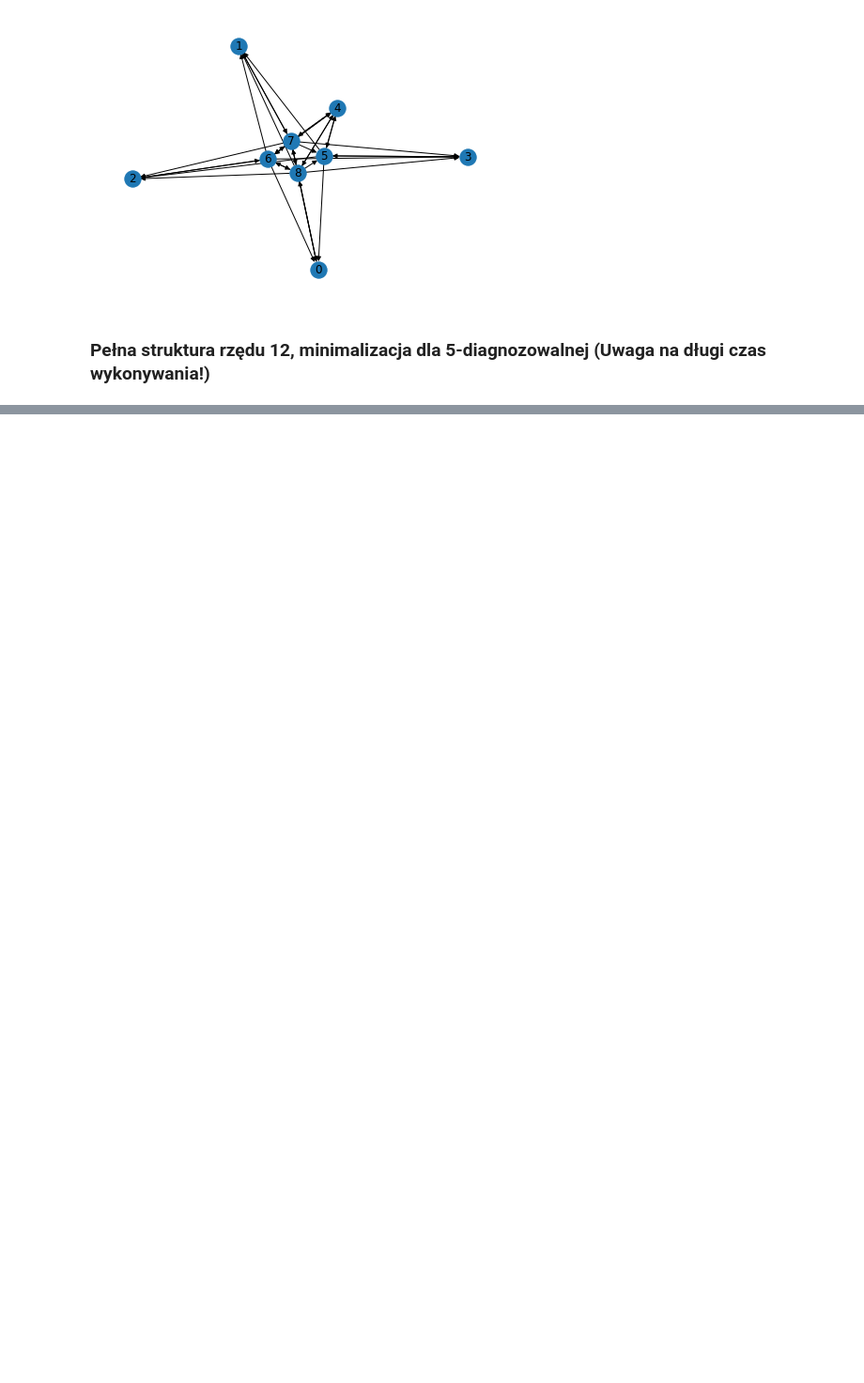
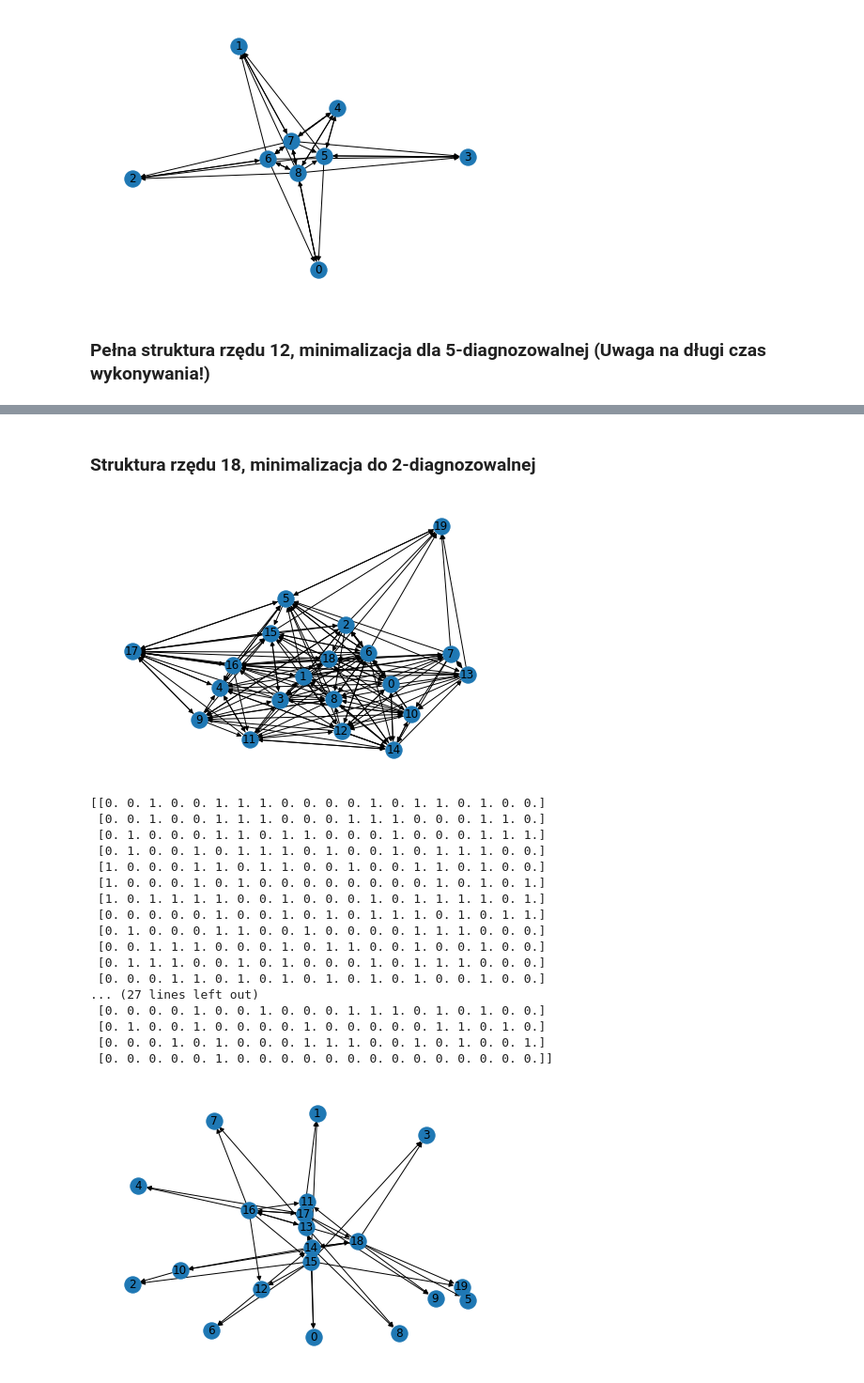
Before and after one commit to ddavid09/dsk-pmc, a Jupyter notebook: dsk_pmc.ipynb, the cells around one changed output, grey strips where cells are left out. Shown at 94% size. Cells and saved outputs as stored; diff of their text form; code cells hidden in the pictures; blank space fills up the shorter version.

Commit message:
add some structs to test, raport ready

```diff
--- a/dsk_pmc.ipynb
+++ b/dsk_pmc.ipynb
@@ -72,6 +73,7 @@ class MinimizerPMC:
         :param m: int
         :return: numpy.ndarray
         """
+        start_time = time.time()
         if not self.__check_diagnosability(self.graph, m):
             print(f"Graph is not {m}-diagnosable so it cannot be minimized")
             return self.input_matrix
@@ -100,6 +102,7 @@ class MinimizerPMC:
                         if np.count_nonzero(row==1) == m:
                             break
 
+        print("--- Minimize executed in %s sec ---" % (time.time() - start_time))
         return minimized_matrix
 
 
@@ -112,6 +115,7 @@ class MinimizerPMC:
         graph_fixed_pos = nx.spring_layout(self.graph, seed=100)
         nx.draw(self.graph, pos=graph_fixed_pos, with_labels=True)
         plt.show()
+        return self.input_matrix
 # %% [markdown]
 ## Sprawdzenie diagnozowalności
 # %% [markdown]
@@ -257,3 +286,35 @@ Po minimalizacji:
  [1. 1. 1. 1. 1. 1. 1. 1. 1. 1. 0. 1.]
  [1. 1. 1. 1. 1. 1. 1. 1. 1. 1. 1. 0.]]
 [figure]
+# %% [markdown]
+### Struktura rzędu 18, minimalizacja do 2-diagnozowalnej
+# %%
+g = MinimizerPMC('Inputs/input_struct_to_minimize_large4.txt')
+i = g.show_graph()
+print(i)
+print("Po minimalizacji:")
+print()
+minimized = g.minimize(2)
+print(minimized)
+minimized = MinimizerPMC(input_matrix=minimized)
+o = minimized.show_graph()
+# %% [output]
+[figure, added]
+[[0. 0. 1. 0. 0. 1. 1. 1. 0. 0. 0. 0. 1. 0. 1. 1. 0. 1. 0. 0.]
+ [0. 0. 1. 0. 0. 1. 1. 1. 0. 0. 0. 1. 1. 1. 0. 0. 0. 1. 1. 0.]
+ [0. 1. 0. 0. 0. 1. 1. 0. 1. 1. 0. 0. 0. 1. 0. 0. 0. 1. 1. 1.]
+ [0. 1. 0. 0. 1. 0. 1. 1. 1. 0. 1. 0. 0. 1. 0. 1. 1. 1. 0. 0.]
+ [1. 0. 0. 0. 1. 1. 0. 1. 1. 0. 0. 1. 0. 0. 1. 1. 0. 1. 0. 0.]
+ [1. 0. 0. 0. 1. 0. 1. 0. 0. 0. 0. 0. 0. 0. 0. 1. 0. 1. 0. 1.]
+ [1. 0. 1. 1. 1. 1. 0. 0. 1. 0. 0. 0. 1. 0. 1. 1. 1. 1. 0. 1.]
+ [0. 0. 0. 0. 0. 1. 0. 0. 1. 0. 1. 0. 1. 1. 1. 0. 1. 0. 1. 1.]
+ [0. 1. 0. 0. 0. 1. 1. 0. 0. 1. 0. 0. 0. 0. 1. 1. 1. 0. 0. 0.]
+ [0. 0. 1. 1. 1. 0. 0. 0. 1. 0. 1. 1. 0. 0. 1. 0. 0. 1. 0. 0.]
+ [0. 1. 1. 1. 0. 0. 1. 0. 1. 0. 0. 0. 1. 0. 1. 1. 1. 0. 0. 0.]
+ [0. 0. 0. 1. 1. 0. 1. 0. 1. 0. 1. 0. 1. 0. 1. 0. 0. 1. 0. 0.]
+... (27 lines left out)
+ [0. 0. 0. 0. 1. 0. 0. 1. 0. 0. 0. 1. 1. 1. 0. 1. 0. 1. 0. 0.]
+ [0. 1. 0. 0. 1. 0. 0. 0. 0. 1. 0. 0. 0. 0. 0. 1. 1. 0. 1. 0.]
+ [0. 0. 0. 1. 0. 1. 0. 0. 0. 1. 1. 1. 0. 0. 1. 0. 1. 0. 0. 1.]
+ [0. 0. 0. 0. 0. 1. 0. 0. 0. 0. 0. 0. 0. 0. 0. 0. 0. 0. 0. 0.]]
+[figure, added]
```
Also changed, not shown: parts of 7 cells of this notebook, 4 other files.
